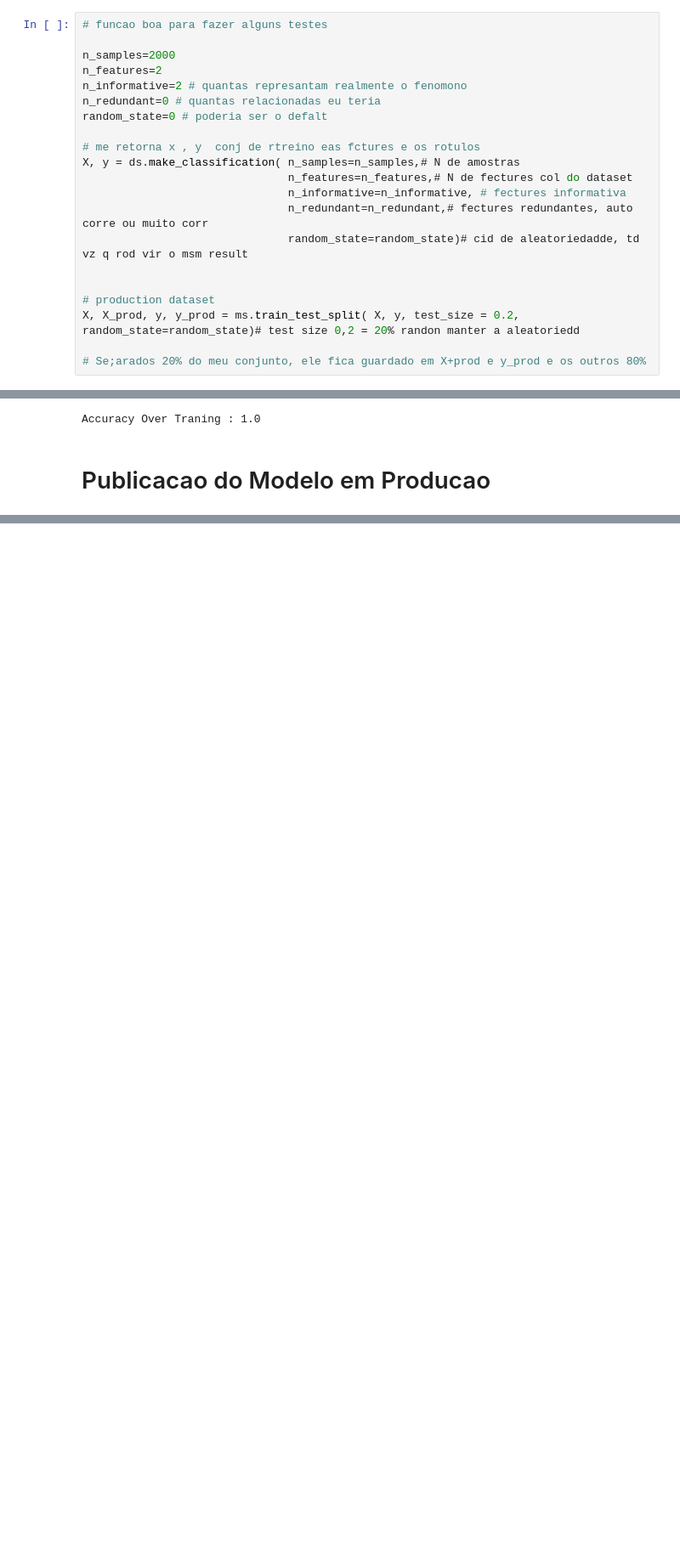
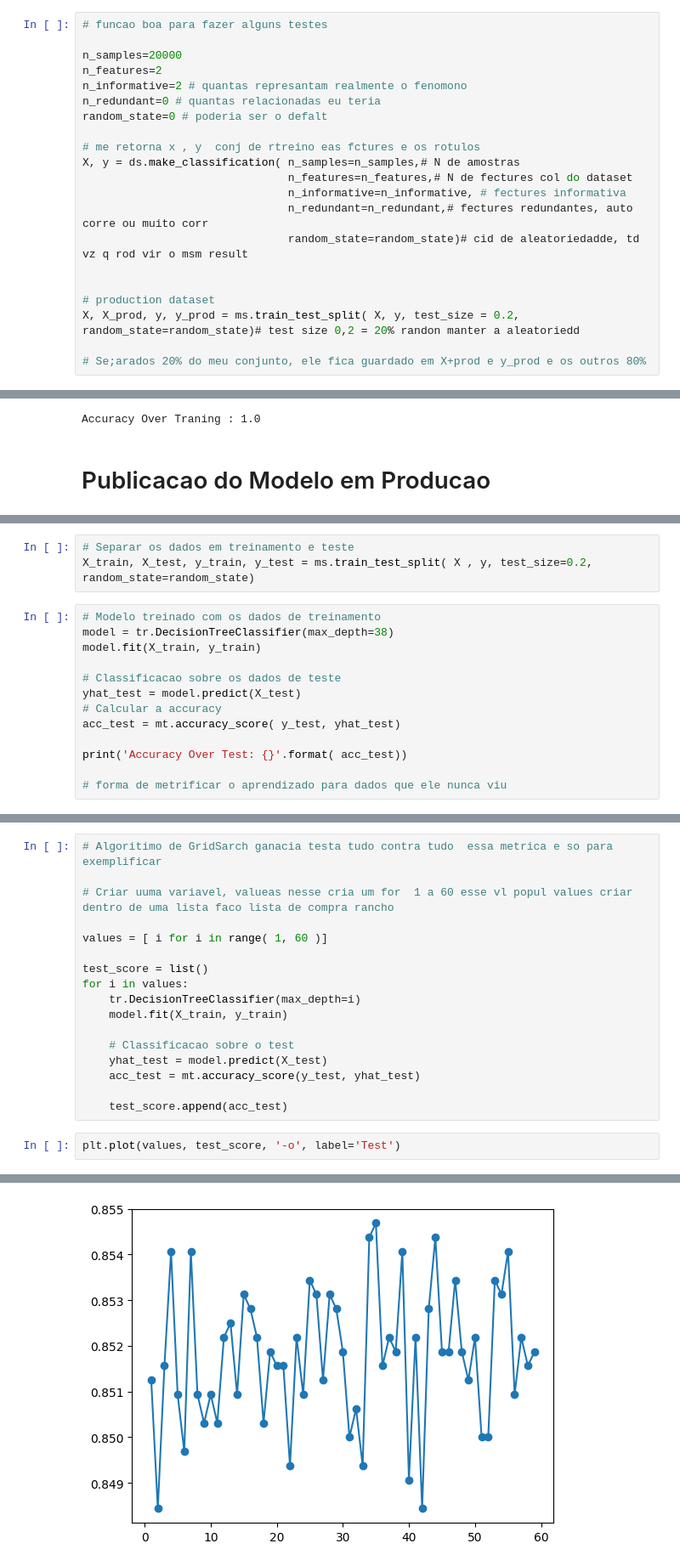
Before and after one commit to HallanMiranda/Machine_Learning, a Jupyter notebook: garantia_aprendizado.ipynb, the cells around one changed output, grey strips where cells are left out. Shown at 85% size. Saved outputs shown, nothing was run; the diff lists cells and outputs as text; blank space fills up the shorter version.

Commit message:
Problema de Overfiting na Classificacao e na Regresao

```diff
--- a/garantia_aprendizado.ipynb
+++ b/garantia_aprendizado.ipynb
@@ -98,7 +99,7 @@ from sklearn import metrics as mt
 # %%
 # funcao boa para fazer alguns testes
 
-n_samples=2000
+n_samples=20000
 n_features=2
 n_informative=2 # quantas represantam realmente o fenomono
 n_redundant=0 # quantas relacionadas eu teria
@@ -163,0 +167,16 @@ Acuraccy Over Production: 0.9775
+# %%
+# Separar os dados em treinamento e teste
+X_train, X_test, y_train, y_test = ms.train_test_split( X , y, test_size=0.2, random_state=random_state)
+# %%
+# Modelo treinado com os dados de treinamento
+model = tr.DecisionTreeClassifier(max_depth=38)
+model.fit(X_train, y_train)
+
+# Classificacao sobre os dados de teste
+yhat_test = model.predict(X_test)
+# Calcular a accuracy
+acc_test = mt.accuracy_score( y_test, yhat_test)
+
+print('Accuracy Over Test: {}'.format( acc_test))
+
+# forma de metrificar o aprendizado para dados que ele nunca viu
@@ -163,0 +189,20 @@ Acuraccy Over Production: 0.9775
+# %%
+# Algoritimo de GridSarch ganacia testa tudo contra tudo  essa metrica e so para exemplificar
+
+# Criar uuma variavel, valueas nesse cria um for  1 a 60 esse vl popul values criar dentro de uma lista faco lista de compra rancho
+
+values = [ i for i in range( 1, 60 )]
+
+test_score = list()
+for i in values:
+    tr.DecisionTreeClassifier(max_depth=i)
+    model.fit(X_train, y_train)
+
+    # Classificacao sobre o test
+    yhat_test = model.predict(X_test)
+    acc_test = mt.accuracy_score(y_test, yhat_test)
+
+    test_score.append(acc_test)
+# %%
+plt.plot(values, test_score, '-o', label='Test')
+# %% [output]
@@ -163,0 +210 @@ Acuraccy Over Production: 0.9775
+[figure, added]
```
Also changed, not shown: parts of 13 cells of this notebook.
